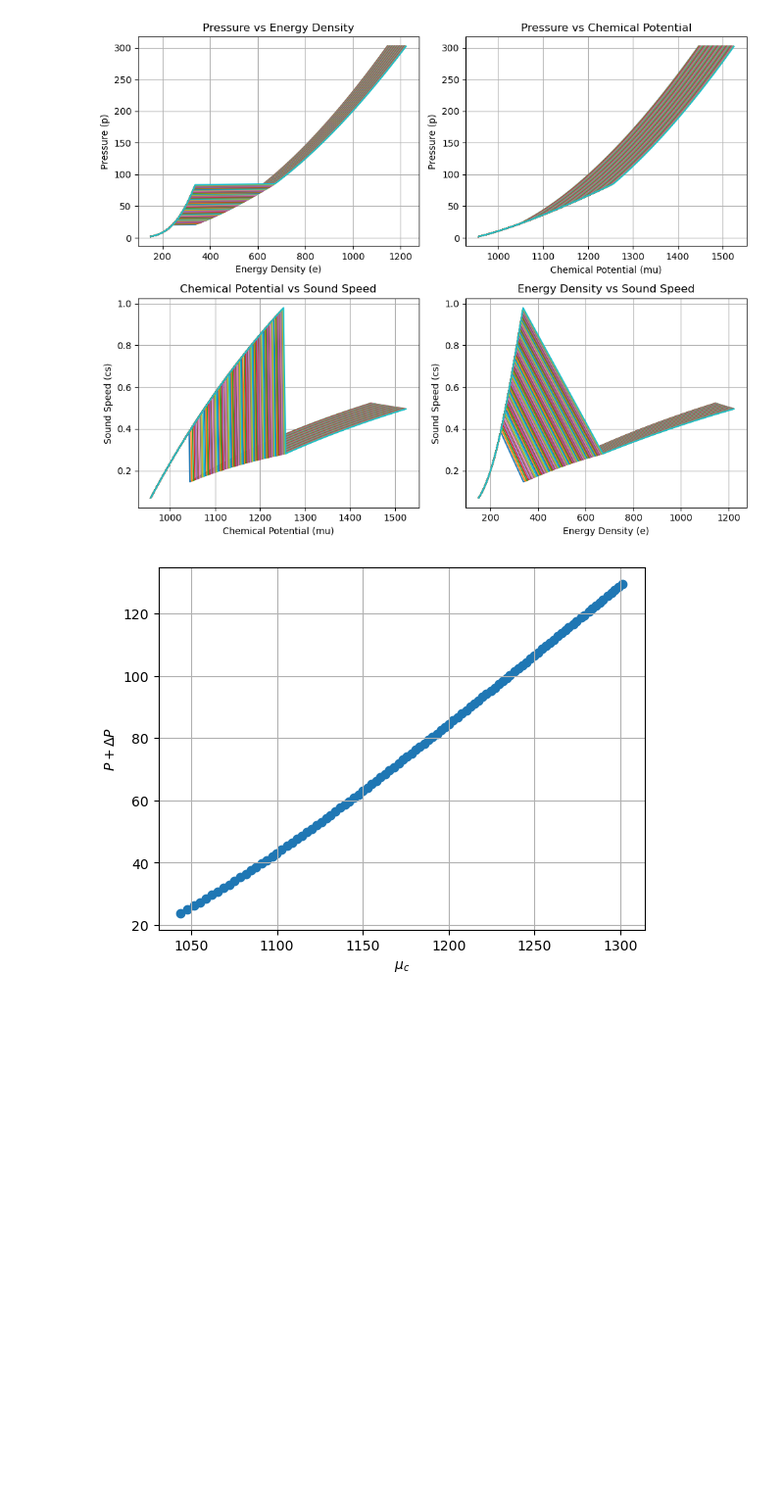
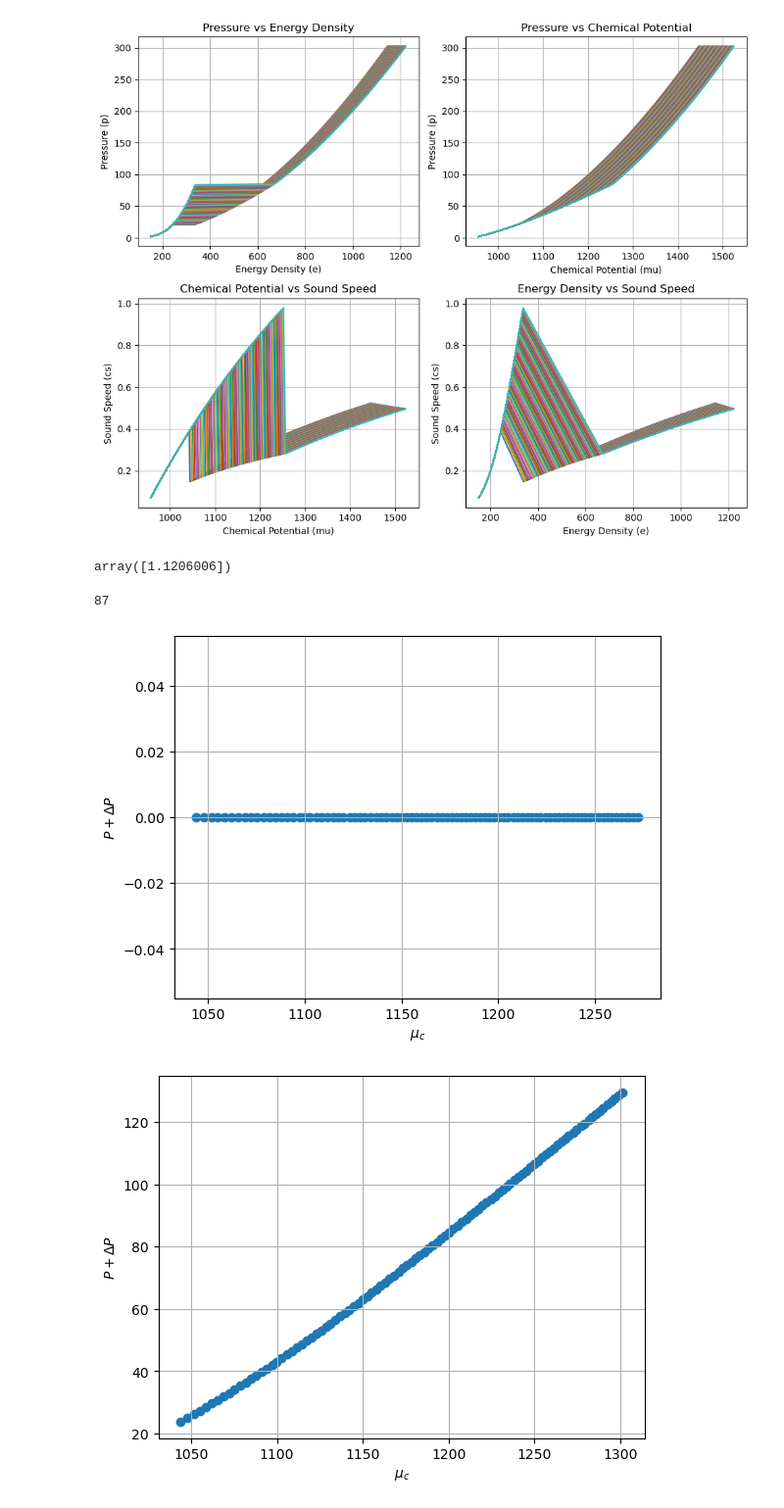
Before and after one commit to katta626/Phase_Transition, a Jupyter notebook: code/Relation_Codes/Different_Transition point.ipynb, the cells around one changed output. Shown at 98% size. Cells and saved outputs as stored; diff of their text form; code cells hidden in the pictures; blank space fills up the shorter version.

```diff
--- a/code/Relation_Codes/Different_Transition point.ipynb
+++ b/code/Relation_Codes/Different_Transition point.ipynb
@@ -372,15 +372,18 @@ P_all_1 = []
 P_max_points = []
 P_max_points_1 = []
 delta_P_Points = []
+delta_P_optimal_max = []
+
+P_all_max = []
 # Iterate through each mu_total and p_total index
-for index in range(len(mu_total)):
+for index in range(1):
 
     P_crit_1 = P_crit[index]*(1+0.01)
     P_crit_2 = P_crit[index]*(1+0.3)
     P_crit_new = np.linspace(P_crit_1,P_crit_2,1000)
     delta_P = np.linspace(P_crit[index]*0.01,P_crit[index]*0.3,1000)
+
     delta_P_optimal = []
-
     b_optimal = []
     a_optimal = []
     P_optimal = []
@@ -473,12 +476,30 @@ for index in range(len(mu_total)):
         P_max_points.append(min_distance_points[index])
         P_max_points_1.append(min_distance_points[0])
         delta_P_Points.append(delta_P_optimal[0])
+        delta_P_optimal_max.append(delta_P_optimal[-1])
+        P_all_max.append(P_optimal[-1])
     else:
         # Append zeros if arrays are empty
         P_all.append(0)
         P_all_1.append(0)
         P_max_points.append(0)
         P_max_points_1.append(0)
+# %%
+P_all_1/P_crit[0]
+# %% [output]
+array([1.1206006])
+# %%
+len(P_all)
+# %% [output]
+87
+# %%
+plt.scatter(mu_crit[:87],P_all);
+plt.grid();
+plt.xlabel(r'$\mu_c$');
+plt.ylabel(r'$P + \Delta P $');
+plt.show();
+# %% [output]
+[figure, added]
 # %%
 plt.scatter(mu_crit,P_all_1);
 plt.grid();
```
Also changed, not shown: parts of 10 cells of this notebook.
